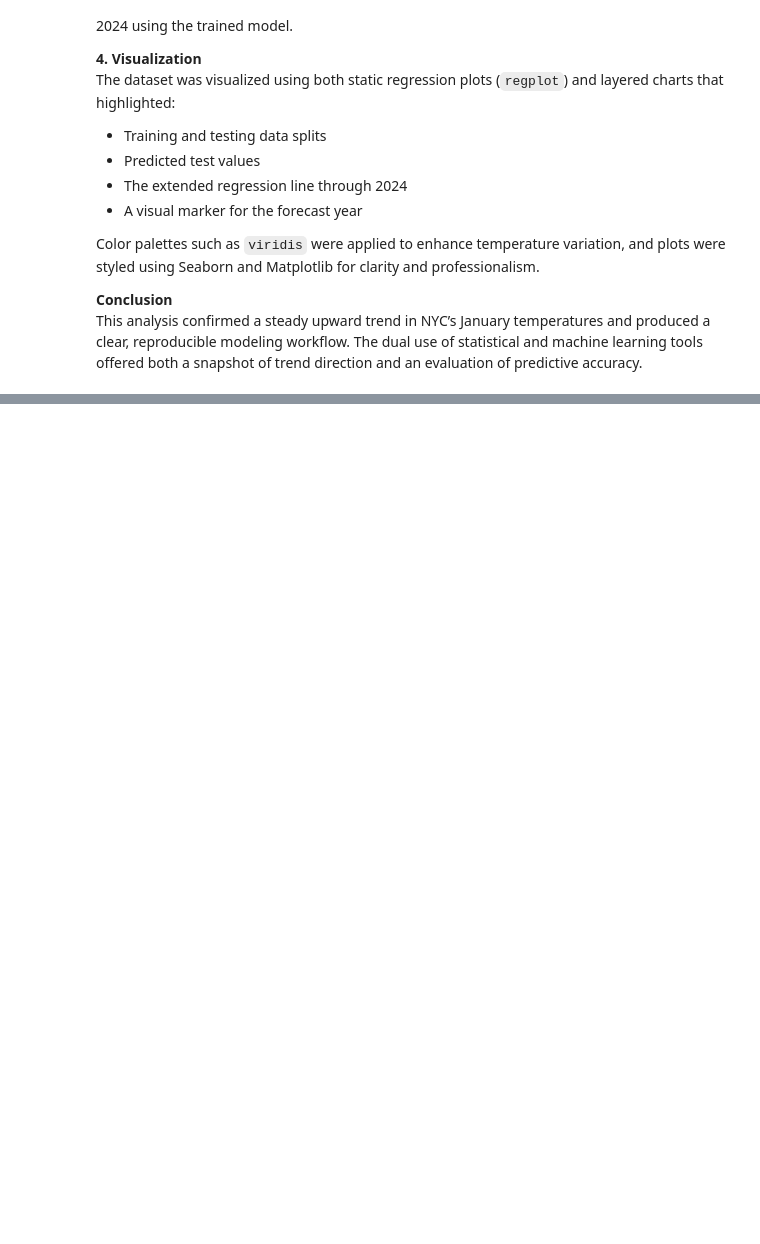
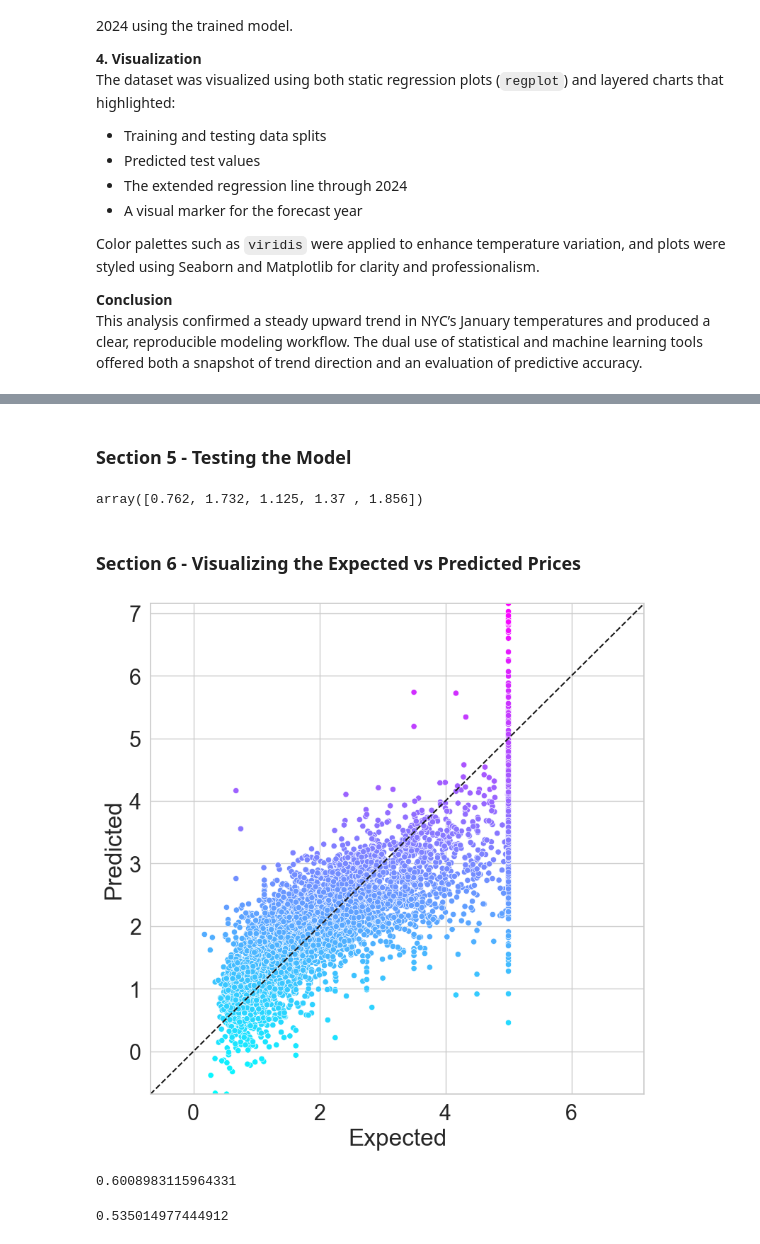
Before and after one commit to Kiruthikaa2512/datafun-07-ml, a Jupyter notebook: kiru_ml.ipynb, the cells around one changed output, grey strips where cells are left out. Saved outputs shown, nothing was run; the diff lists cells and outputs as text; code cells hidden in the pictures; blank space fills up the shorter version.

```diff
--- a/kiru_ml.ipynb
+++ b/kiru_ml.ipynb
@@ -322,0 +441,6 @@ This analysis confirmed a steady upward trend in NYC’s January temperatures an
+# %%
+### 15.5.4 Splitting the Data for Training and Testing
+X_train, X_test, y_train, y_test = train_test_split(
+     california.data, california.target, random_state=11)
+X_train.shape
+X_test.shape
@@ -322,0 +449,7 @@ This analysis confirmed a steady upward trend in NYC’s January temperatures an
+# %%
+### 15.5.5 Linear Regression Model
+linear_regression = LinearRegression()
+linear_regression.fit(X=X_train, y=y_train)
+for i, name in enumerate(california.feature_names):
+     print(f'{name:>10}: {linear_regression.coef_[i]}')
+     linear_regression.intercept_
@@ -322,0 +465,36 @@ This analysis confirmed a steady upward trend in NYC’s January temperatures an
+# %% [markdown]
+### Section 5 - Testing the Model
+# %%
+### Testing the Model
+predicted = linear_regression.predict(X_test)
+expected = y_test
+predicted[:5]
+expected[:5]
+# %% [output]
+array([0.762, 1.732, 1.125, 1.37 , 1.856])
+# %% [markdown]
+### Section 6 - Visualizing the Expected vs Predicted Prices
+# %%
+df = pd.DataFrame()
+df['Expected'] = pd.Series(expected)
+df['Predicted'] = pd.Series(predicted)
+figure = plt.figure(figsize=(9, 9))
+axes = sns.scatterplot(data=df, x='Expected', y='Predicted',
+     hue='Predicted', palette='cool', legend=False)
+start = min(expected.min(), predicted.min())
+end = max(expected.max(), predicted.max())
+axes.set_xlim(start, end)
+axes.set_ylim(start, end)
+line = plt.plot([start, end], [start, end], 'k--')
+# %% [output]
+[figure, added]
+# %%
+### Regression Model Metrics
+
+metrics.r2_score(expected, predicted)
+# %% [output]
+0.6008983115964331
+# %%
+metrics.mean_squared_error(expected, predicted)
+# %% [output]
+0.535014977444912
```
Also changed, not shown: parts of 25 cells of this notebook, 1 other file.
